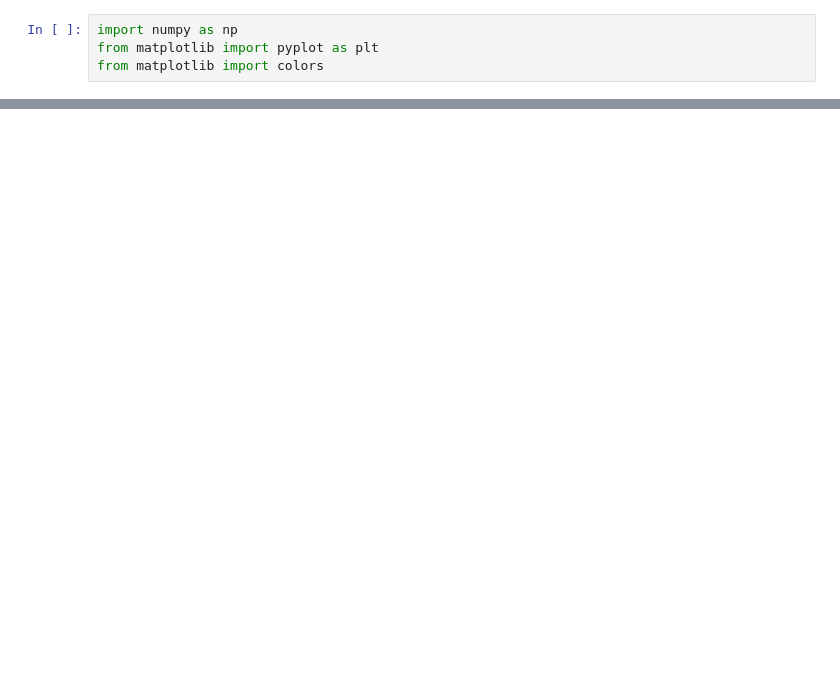
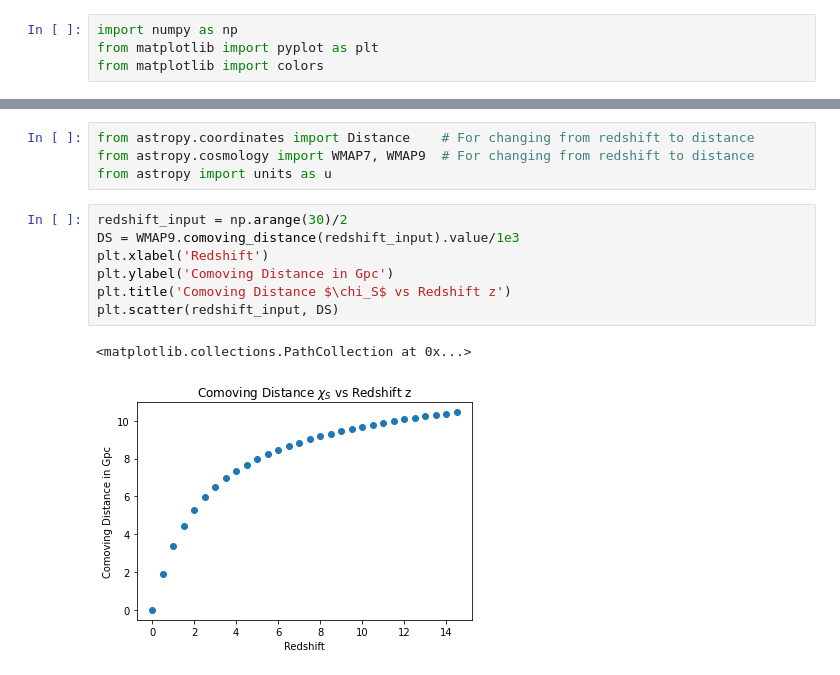
Before and after one commit to avalluvan/Gravitational-Microlensing, a Jupyter notebook: Documentation/Task 3/Untitled.ipynb, the cells around one changed output, grey strips where cells are left out. Drawn from its saved outputs; the diff is of its cells as text; blank space fills up the shorter version.

```diff
--- a/Documentation/Task 3/Untitled.ipynb
+++ b/Documentation/Task 3/Untitled.ipynb
@@ -31,0 +98,14 @@ plt.show()
+# %%
+from astropy.coordinates import Distance    # For changing from redshift to distance
+from astropy.cosmology import WMAP7, WMAP9  # For changing from redshift to distance
+from astropy import units as u
+# %%
+redshift_input = np.arange(30)/2
+DS = WMAP9.comoving_distance(redshift_input).value/1e3
+plt.xlabel('Redshift')
+plt.ylabel('Comoving Distance in Gpc')
+plt.title('Comoving Distance $\chi_S$ vs Redshift z')
+plt.scatter(redshift_input, DS)
+# %% [output]
+<matplotlib.collections.PathCollection at 0x...>
+[figure, added]
```
Also changed, not shown: parts of 3 cells of this notebook, 1 other file.
